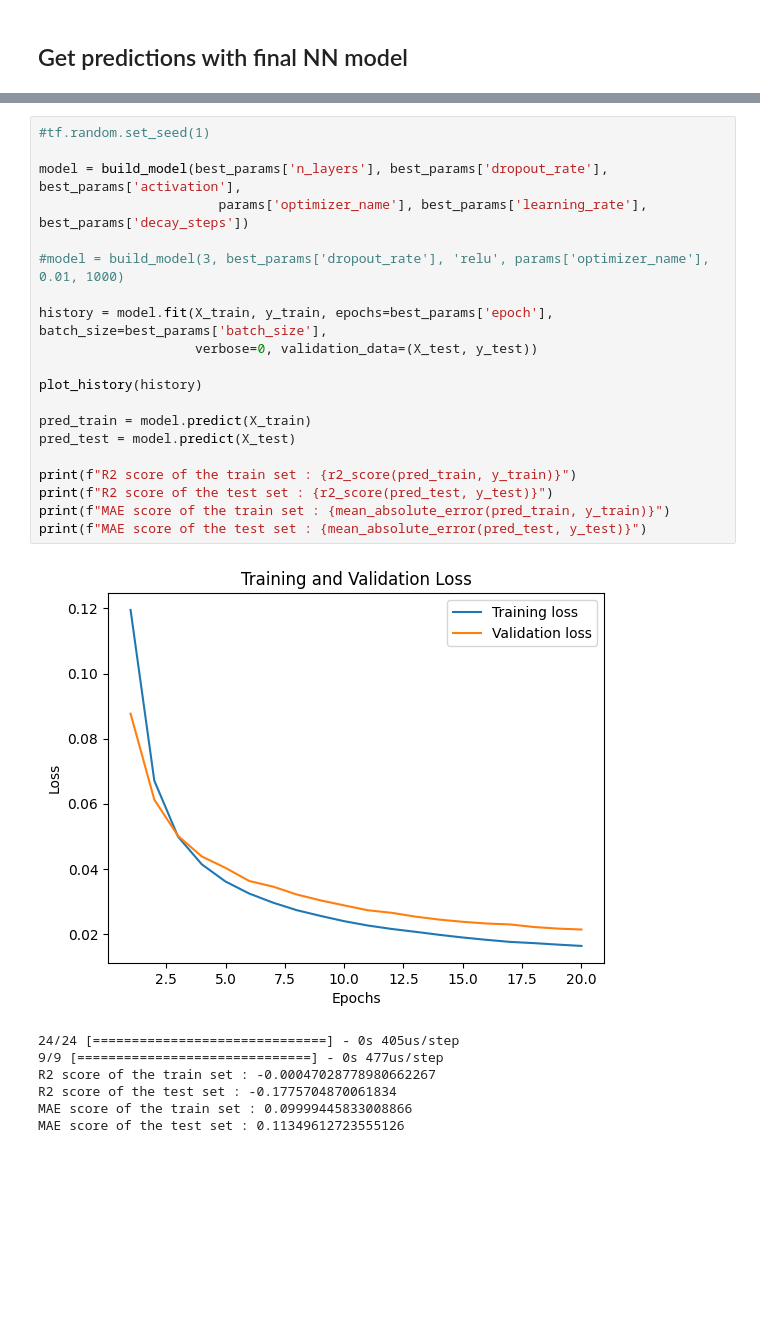
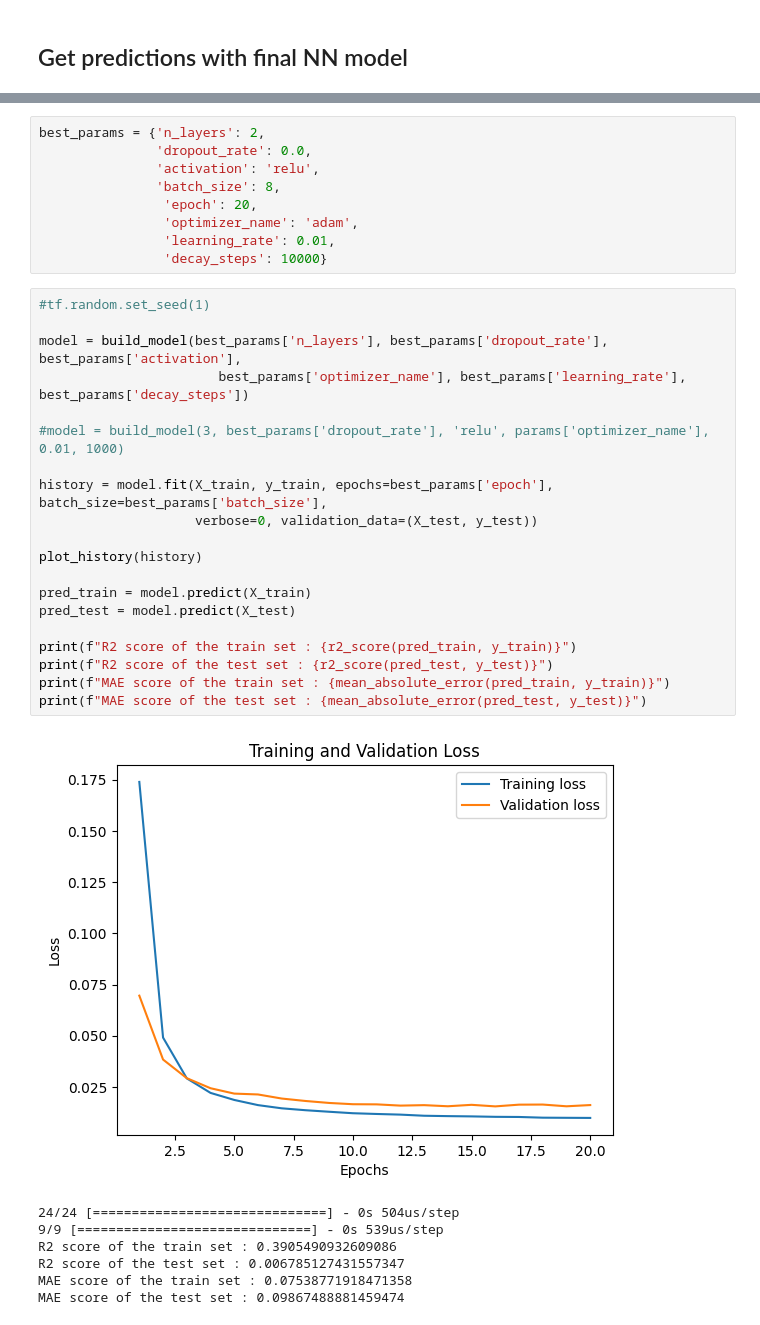
Before and after one commit to martinbog19/balling-on-the-edge, a Jupyter notebook: nn_models.ipynb, the cells around one changed output, grey strips where cells are left out. Cells and saved outputs as stored; diff of their text form; blank space fills up the shorter version.

```diff
--- a/nn_models.ipynb
+++ b/nn_models.ipynb
@@ -267,28 +256,37 @@ best_params
+# %%
+best_params = {'n_layers': 2,
+               'dropout_rate': 0.0,
+               'activation': 'relu',
+               'batch_size': 8,
+                'epoch': 20,
+                'optimizer_name': 'adam',
+                'learning_rate': 0.01,
+                'decay_steps': 10000}
 # %%
 #tf.random.set_seed(1)
 
 model = build_model(best_params['n_layers'], best_params['dropout_rate'], best_params['activation'],
-                       params['optimizer_name'], best_params['learning_rate'], best_params['decay_steps'])
+                       best_params['optimizer_name'], best_params['learning_rate'], best_params['decay_steps'])
 
 #model = build_model(3, best_params['dropout_rate'], 'relu', params['optimizer_name'], 0.01, 1000)
 
 history = model.fit(X_train, y_train, epochs=best_params['epoch'], batch_size=best_params['batch_size'],
                     verbose=0, validation_data=(X_test, y_test))
 
 plot_history(history)
 
 pred_train = model.predict(X_train)
 pred_test = model.predict(X_test)
 
 print(f"R2 score of the train set : {r2_score(pred_train, y_train)}")
 print(f"R2 score of the test set : {r2_score(pred_test, y_test)}")
 print(f"MAE score of the train set : {mean_absolute_error(pred_train, y_train)}")
 print(f"MAE score of the test set : {mean_absolute_error(pred_test, y_test)}")
 # %% [output]
-[figure, old version]
+[figure, new version]
-24/24 [==============================] - 0s 405us/step
-9/9 [==============================] - 0s 477us/step
-R2 score of the train set : -0.00047028778980662267
-R2 score of the test set : -0.1775704870061834
-MAE score of the train set : 0.09999445833008866
-MAE score of the test set : 0.11349612723555126
+24/24 [==============================] - 0s 504us/step
+9/9 [==============================] - 0s 539us/step
+R2 score of the train set : 0.3905490932609086
+R2 score of the test set : 0.006785127431557347
+MAE score of the train set : 0.07538771918471358
+MAE score of the test set : 0.09867488881459474
```
Also changed, not shown: parts of 5 cells of this notebook, 2 other files.
